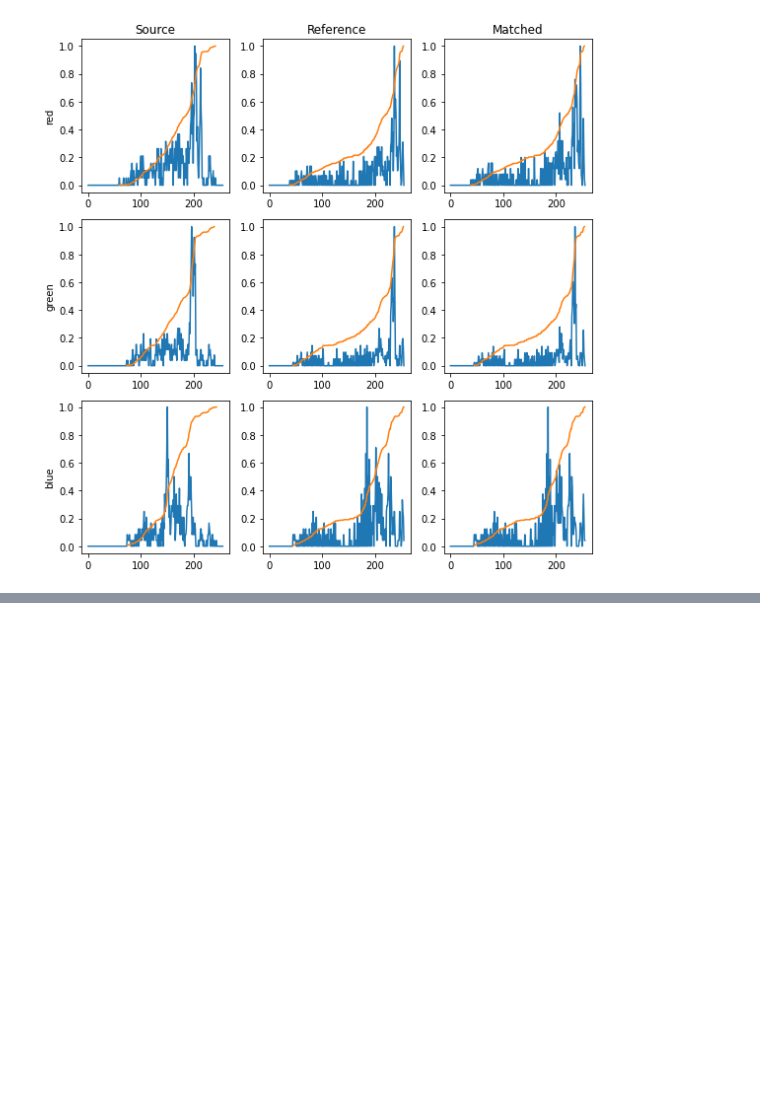
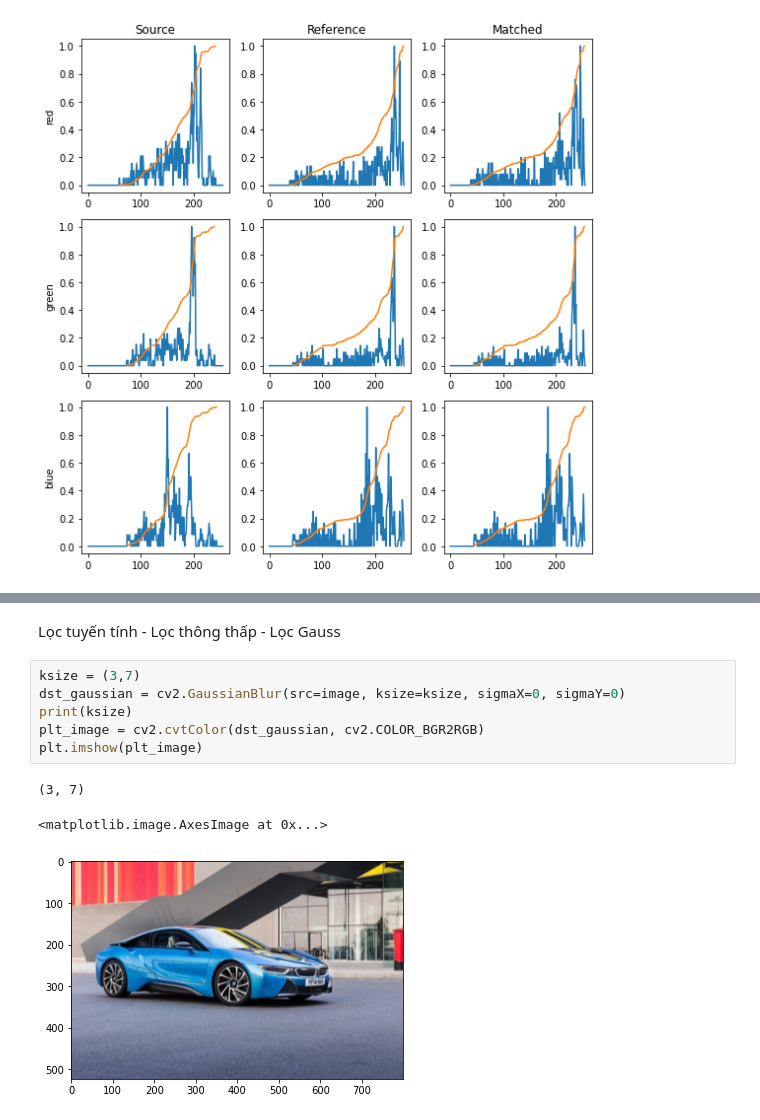
Before and after one commit to datdt198213/subject-image-processing, a Jupyter notebook: jupyter_file/main.ipynb, the cells around one changed output, grey strips where cells are left out. Drawn from its saved outputs; the diff is of its cells as text; blank space fills up the shorter version.

```diff
--- a/jupyter_file/main.ipynb
+++ b/jupyter_file/main.ipynb
@@ -158,0 +184,12 @@ Clipping input data to the valid range for imshow with RGB data ([0..1] for floa
+# %% [markdown]
+Lọc tuyến tính - Lọc thông thấp - Lọc Gauss
+# %%
+ksize = (3,7)
+dst_gaussian = cv2.GaussianBlur(src=image, ksize=ksize, sigmaX=0, sigmaY=0)
+print(ksize)
+plt_image = cv2.cvtColor(dst_gaussian, cv2.COLOR_BGR2RGB)
+plt.imshow(plt_image)
+# %% [output]
+(3, 7)
+<matplotlib.image.AxesImage at 0x...>
+[figure, added]
```
Also changed, not shown: parts of 20 cells of this notebook.
